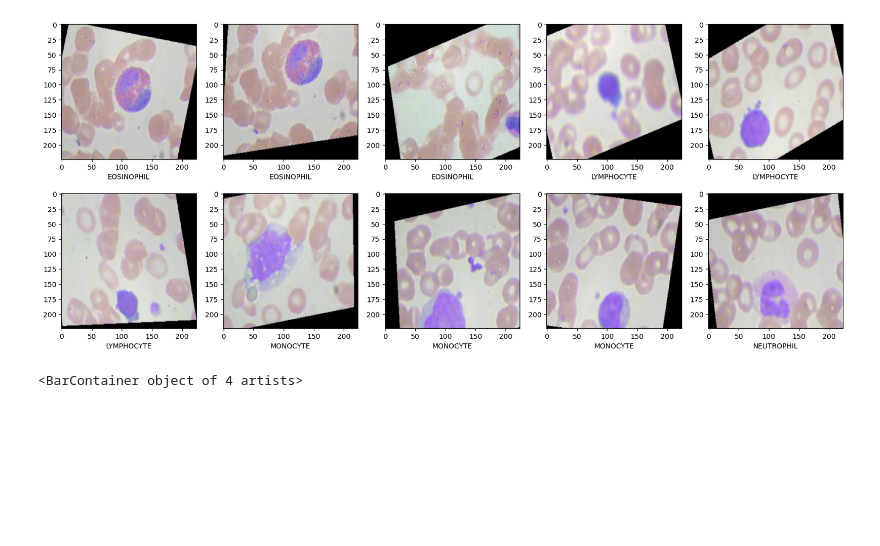
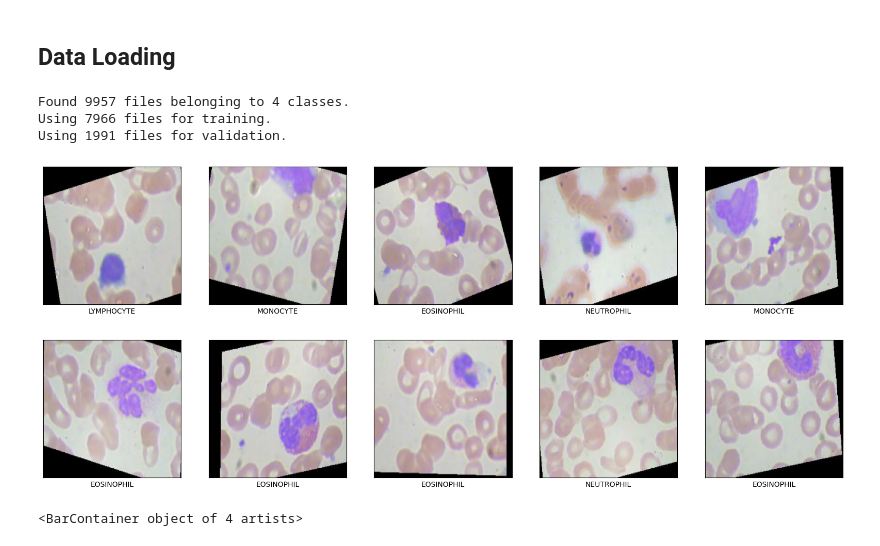
Before and after one commit to srheegit/bloodcell-classification, a Jupyter notebook: bloodcell-classification-tl.ipynb, the cells around one changed output. Drawn from its saved outputs; the diff is of its cells as text; code cells hidden in the pictures; blank space fills up the shorter version.

Commit message:
Train model, add visualization, and save weights

```diff
--- a/bloodcell-classification-tl.ipynb
+++ b/bloodcell-classification-tl.ipynb
@@ -108,16 +38,20 @@ for train_index, val_index in sss.split(train_images, train_labels):
-# %%
-# display 10 cell images
-fig, axs = plt.subplots(2, 5, figsize=(20,8))
-count = 0
-for i in range(2):
-    for j in range(5):
-        axs[i,j].imshow(train_images[850*count,:,:,:].reshape([IMAGE_HEIGHT,IMAGE_WIDTH,3]))
-        # axs[i,j].axis("off")
-        axs[i,j].set_xlabel(REP_TO_LABELS[train_labels[850*count]])
-        count+=1
-plt.show()
-# %% [output]
-[figure, removed]
+# %% [markdown]
+## Data Loading
+# %%
+# construct tf.data.Datasets to hold our data:p
+train_set, val_set = preprocess.load_images_dataset(TRAINING_IMAGES_DIR,
+                                                     target_size=(IMAGE_HEIGHT,IMAGE_WIDTH),
+                                                     batch_size=10,
+                                                     validation_split=0.2)
+# %% [output]
+Found 9957 files belonging to 4 classes.
+Using 7966 files for training.
+Using 1991 files for validation.
+# %%
+# visualize dataset
+visualize.visualize_dataset(train_set, REP_TO_LABELS)
+# %% [output]
+[figure, added]
 # %%
 # histogram of labels
 labels = pd.Series(train_labels)
```
Also changed, not shown: parts of 18 cells of this notebook, 1 other file.
